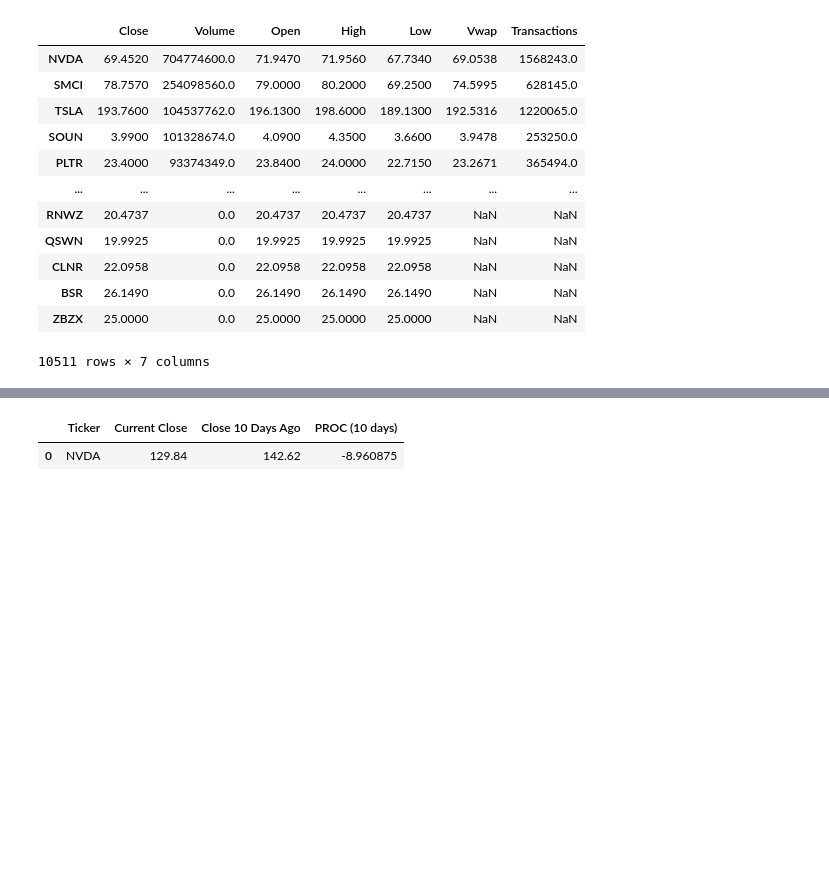
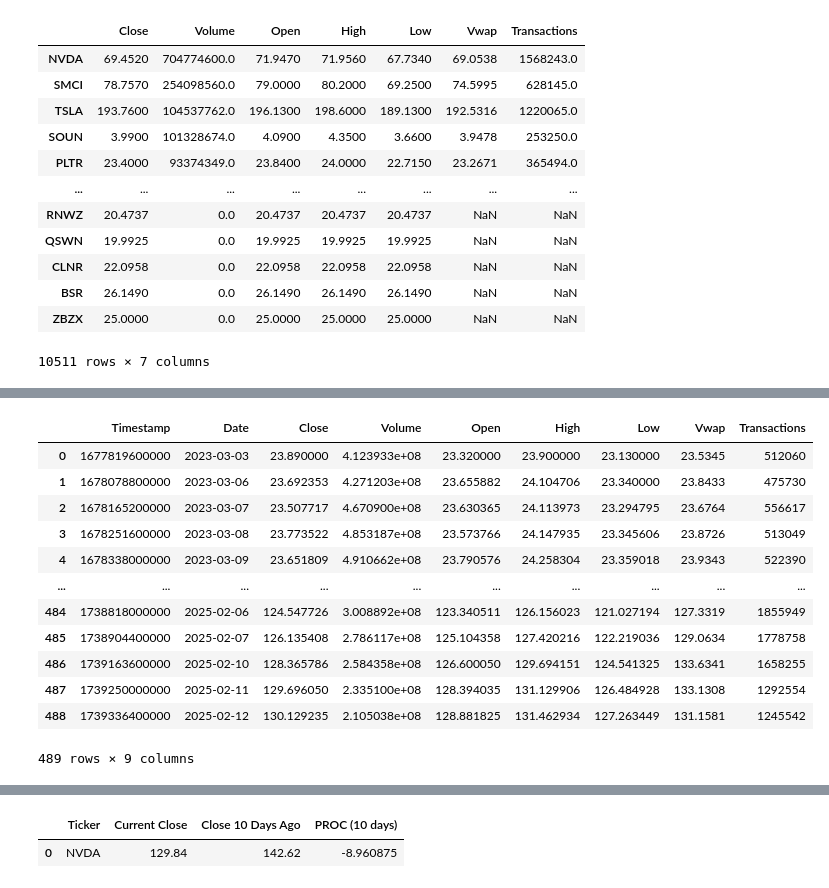
Before and after one commit to Justin-Pascua/PIC16B-Group-E, a Jupyter notebook: Polygon_API.ipynb, the cells around one changed output, grey strips where cells are left out. Saved outputs shown, nothing was run; the diff lists cells and outputs as text; code cells hidden in the pictures; blank space fills up the shorter version.

```diff
--- a/Polygon_API.ipynb
+++ b/Polygon_API.ipynb
@@ -138,3 +148,21 @@ df
+# %%
+df = single_stock_table('NVDA', '2022-08-01', '2025-02-12')
+df = exponential_smoothing(0.3, df)
+df
+# %% [output]
+|  | Timestamp | Date | Close | Volume | Open | High | Low | Vwap | Transactions |
+| 0 | 1677819600000 | 2023-03-03 | 23.890000 | 4.123933e+08 | 23.320000 | 23.900000 | 23.130000 | 23.5345 | 512060 |
+| 1 | 1678078800000 | 2023-03-06 | 23.692353 | 4.271203e+08 | 23.655882 | 24.104706 | 23.340000 | 23.8433 | 475730 |
+| 2 | 1678165200000 | 2023-03-07 | 23.507717 | 4.670900e+08 | 23.630365 | 24.113973 | 23.294795 | 23.6764 | 556617 |
+| 3 | 1678251600000 | 2023-03-08 | 23.773522 | 4.853187e+08 | 23.573766 | 24.147935 | 23.345606 | 23.8726 | 513049 |
+| 4 | 1678338000000 | 2023-03-09 | 23.651809 | 4.910662e+08 | 23.790576 | 24.258304 | 23.359018 | 23.9343 | 522390 |
+| ... | ... | ... | ... | ... | ... | ... | ... | ... | ... |
+| 484 | 1738818000000 | 2025-02-06 | 124.547726 | 3.008892e+08 | 123.340511 | 126.156023 | 121.027194 | 127.3319 | 1855949 |
+| 485 | 1738904400000 | 2025-02-07 | 126.135408 | 2.786117e+08 | 125.104358 | 127.420216 | 122.219036 | 129.0634 | 1778758 |
+| 486 | 1739163600000 | 2025-02-10 | 128.365786 | 2.584358e+08 | 126.600050 | 129.694151 | 124.541325 | 133.6341 | 1658255 |
+| 487 | 1739250000000 | 2025-02-11 | 129.696050 | 2.335100e+08 | 128.394035 | 131.129906 | 126.484928 | 133.1308 | 1292554 |
+| 488 | 1739336400000 | 2025-02-12 | 130.129235 | 2.105038e+08 | 128.881825 | 131.462934 | 127.263449 | 131.1581 | 1245542 |
+489 rows × 9 columns
 # %%
 def fetch_macd(stock_ticker, start_date, end_date, short_window = 12, long_window = 26, signal_window = 9):
     """
```
Also changed, not shown: parts of 4 cells of this notebook.
